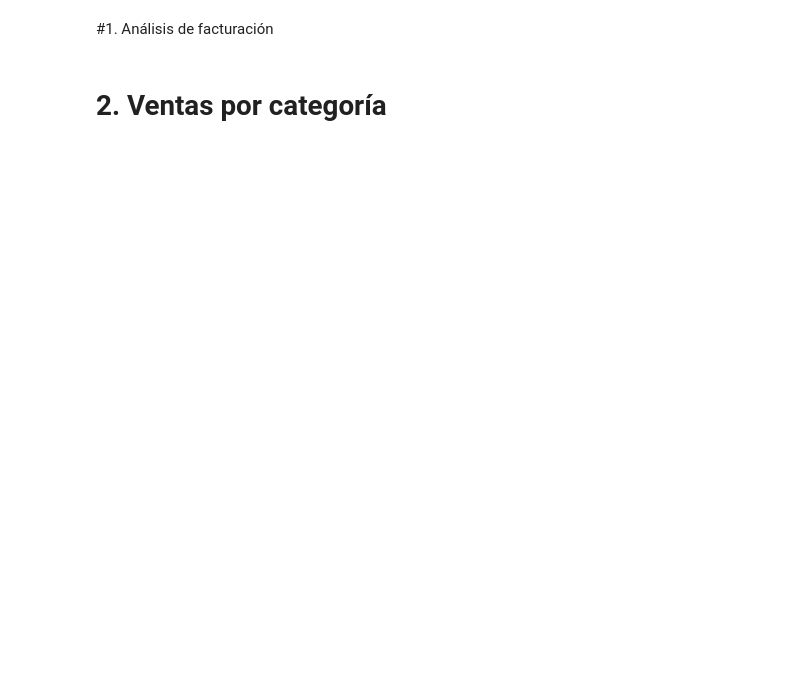
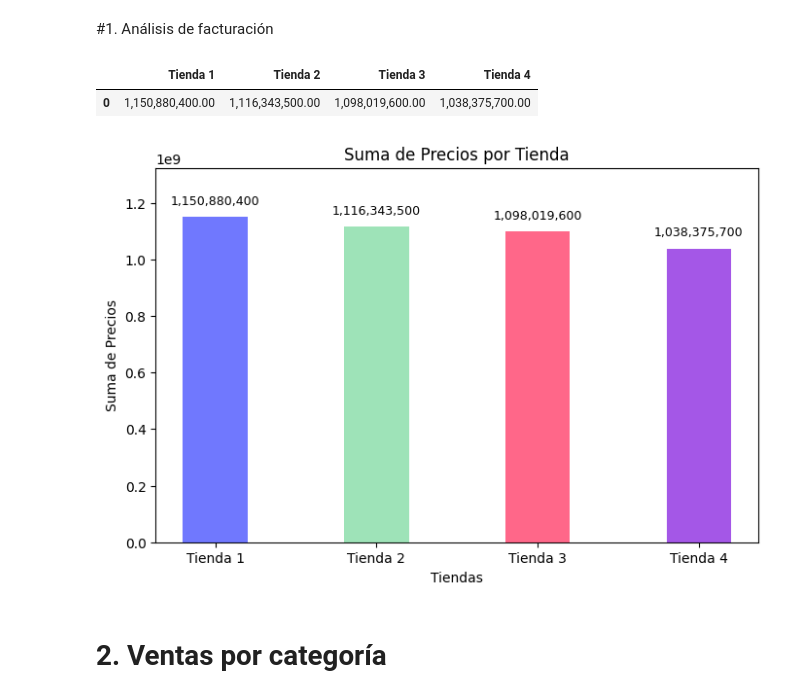
Before and after one commit to Zzero-73/Python_Alura_Latam, a Jupyter notebook: AluraStoreLatam_Zero.ipynb, the cells around one changed output. Drawn from its saved outputs; the diff is of its cells as text; code cells hidden in the pictures; blank space fills up the shorter version.

```diff
--- a/AluraStoreLatam_Zero.ipynb
+++ b/AluraStoreLatam_Zero.ipynb
@@ -26,4 +328,74 @@ tienda.head()
 # %% [markdown]
 #1. Análisis de facturación
+# %%
+#En este primer análisis, debes calcular el ingreso total de cada tienda. Sumando los valores de la columna Precio de cada conjunto de datos de la tienda para estimar los ingresos.
+import pandas as pd
+
+# Sumamos los precios y creamos DataFrames individuales
+Suma_Precio_tienda1 = tienda['Precio'].sum()
+Suma_Precio_tienda2 = tienda2['Precio'].sum()
+Suma_Precio_tienda3 = tienda3['Precio'].sum()
+Suma_Precio_tienda4 = tienda4['Precio'].sum()
+
+# Convertimos cada suma en un DataFrame
+df_tienda1 = pd.DataFrame({'Tienda 1': [Suma_Precio_tienda1]})
+df_tienda2 = pd.DataFrame({'Tienda 2': [Suma_Precio_tienda2]})
+df_tienda3 = pd.DataFrame({'Tienda 3': [Suma_Precio_tienda3]})
+df_tienda4 = pd.DataFrame({'Tienda 4': [Suma_Precio_tienda4]})
+
+# Concatenamos los DataFrames horizontalmente
+Precio_Total = pd.concat([df_tienda1, df_tienda2, df_tienda3, df_tienda4], axis=1)
+
+# Formateamos los números con comas para miles y 2 decimales
+Precio_Total_formateado = Precio_Total.style.format("{:,.2f}")
+
+# Mostramos el resultado
+Precio_Total_formateado
+# %% [output]
+|  | Tienda 1 | Tienda 2 | Tienda 3 | Tienda 4 |
+| 0 | 1,150,880,400.00 | 1,116,343,500.00 | 1,098,019,600.00 | 1,038,375,700.00 |
+# %%
+# Ver las sumas de los precios de cada tienda en un grafico de barras
+import matplotlib.pyplot as plt
+
+# Sumas de precios por tienda
+sumas = [
+    tienda['Precio'].sum(),
+    tienda2['Precio'].sum(),
+    tienda3['Precio'].sum(),
+    tienda4['Precio'].sum()
+]
+
+# Nombres de las tiendas
+nombres = ['Tienda 1', 'Tienda 2', 'Tienda 3', 'Tienda 4']
+
+# Crear gráfico de barras
+plt.figure(figsize=(8, 5))
+barras = plt.bar(nombres, sumas, width=0.4, color=['#4c56fe', '#86dda6', '#FF416C', '#8E2DE2'], alpha=0.8)  # ← Transparencia añadida aquí
+
+# Ajustar el límite superior del eje Y (10% más que el valor máximo)
+plt.ylim(0, max(sumas) * 1.15)
+
+# Añadir los valores encima de cada barra
+for barra, suma in zip(barras, sumas):
+    altura = barra.get_height()
+    plt.text(
+        barra.get_x() + barra.get_width() / 2,
+        altura + (0.03 * max(sumas)),
+        f'{suma:,.0f}',
+        ha='center',
+        va='bottom',
+        fontsize=9
+    )
+
+# Títulos y etiquetas
+plt.title('Suma de Precios por Tienda')
+plt.xlabel('Tiendas')
+plt.ylabel('Suma de Precios')
+
+# Mostrar gráfico
+plt.show()
+# %% [output]
+[figure, added]
 # %% [markdown]
 # 2. Ventas por categoría
```
Also changed, not shown: parts of 12 cells of this notebook.
